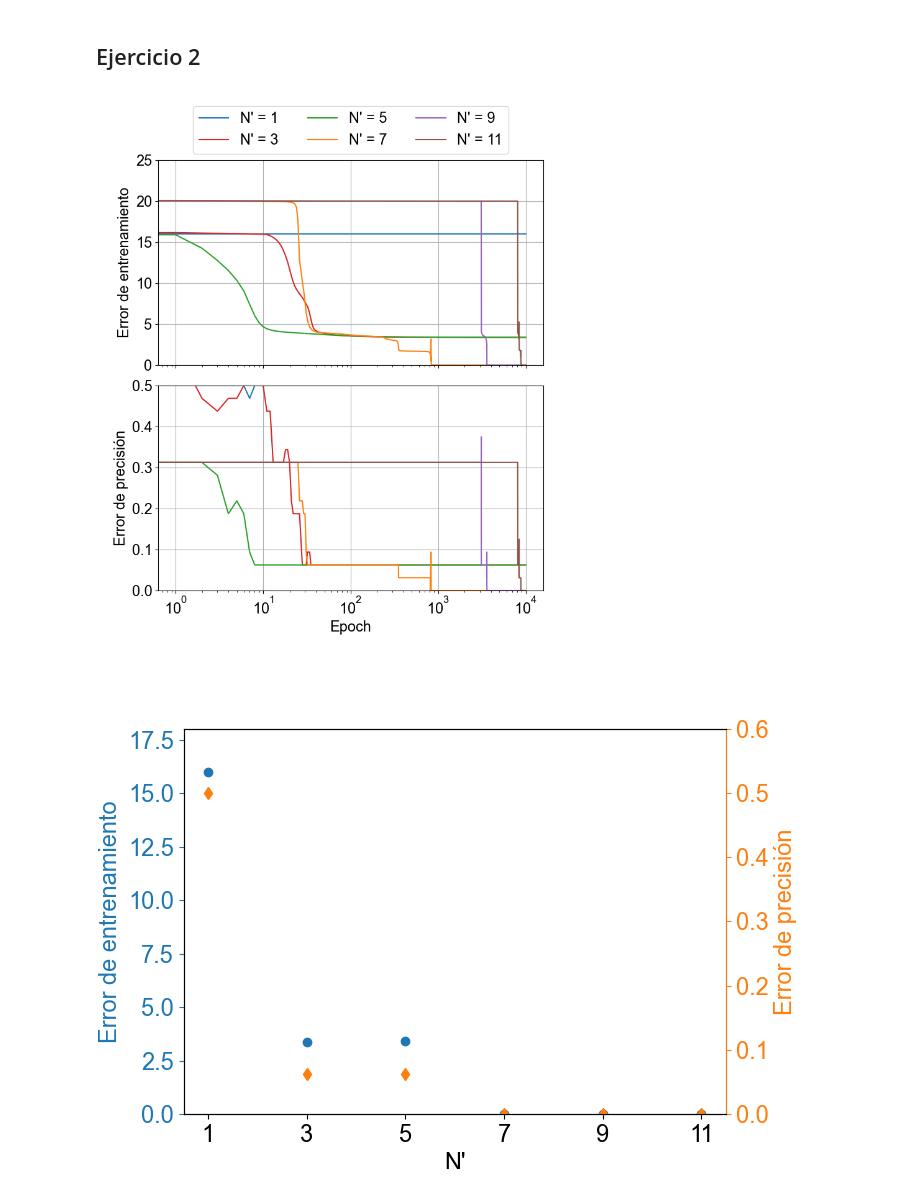
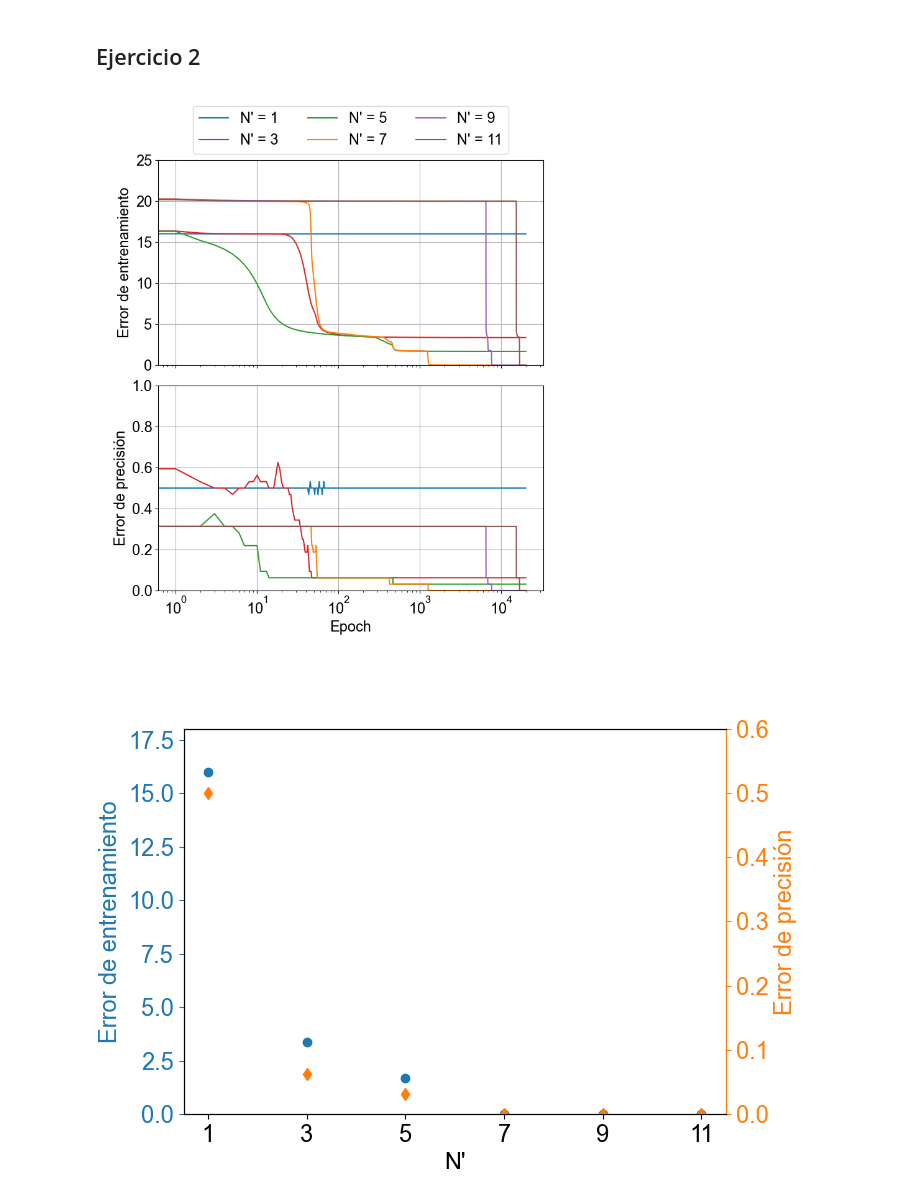
Before and after one commit to Lupama2/RedesNeuronales, a Jupyter notebook: Practicas/practica_4/practica_4_ej_1_y_2.ipynb, the cells around one changed output. Saved outputs shown, nothing was run; the diff lists cells and outputs as text; code cells hidden in the pictures.

```diff
--- a/Practicas/practica_4/practica_4_ej_1_y_2.ipynb
+++ b/Practicas/practica_4/practica_4_ej_1_y_2.ipynb
@@ -342,7 +342,7 @@ for i in range(2**N):
 
 N_prima_array = [1, 3, 5, 7, 9, 11]
 N_CI = 1
-N_epochs = 3*10000
+N_epochs = 2*10000
 eta = 0.05 #0.01
 
 e_loss_mean_matrix, e_loss_std_matrix, validation_mean_matrix, validation_std_matrix = RN_XOR_gral(N_prima_array, x_data, y_data, N_CI, N_epochs, eta)
@@ -367,35 +367,35 @@ for i in range(len(N_prima_array)):
 for i in range(len(N_prima_array)):
     ax[1].plot(validation_mean_matrix[i], label = N_prima_labels[i], color = colors[i])
     ax[1].fill_between(np.arange(N_epochs), validation_mean_matrix[i] - validation_std_matrix[i], validation_mean_matrix[i] + validation_std_matrix[i], alpha = 0.2)
 
 #Decoración
 ax[1].set_xlabel("Epoch")
 ax[0].set_ylabel("Error de entrenamiento")
 ax[1].set_ylabel("Error de precisión")
 
 ax[0].set_xscale("log")
 ax[1].set_xscale("log")
 
 ax[0].set_ylim([0, 25])
-ax[1].set_ylim([0, 0.5])
+ax[1].set_ylim([0, 1])
 # ax[0].set_ylim([0, np.max(np.array([np.max(A_e_loss_mean + A_e_loss_std), np.max(B_e_loss_mean + B_e_loss_std)] ) )])
 
 ax[0].grid()
 ax[1].grid()
 
 
 
 #Agrego legend fuera del gráfico arriba de todo
 ax[0].legend(loc = "upper center", bbox_to_anchor=(0.5, 1.3), ncol = 3)
 
 
 
 plt.show()
 
 #Guardo figura
 fig.savefig("Figures/ej_2_vs_epochs.pdf", bbox_inches='tight')
 # %% [output]
-[figure, old version]
+[figure, new version]
 # %%
 #Grafico el último valor de error de entrenamiento y de validación como función de N'
 fig, ax = plt.subplots(figsize = (7,5))
@@ -424,4 +424,4 @@ plt.show()
 #Guardo figura
 fig.savefig("Figures/ej_2_vs_N_prima.pdf", bbox_inches='tight')
 # %% [output]
-[figure, old version]
+[figure, new version]
```
Also changed, not shown: 10 other files.
